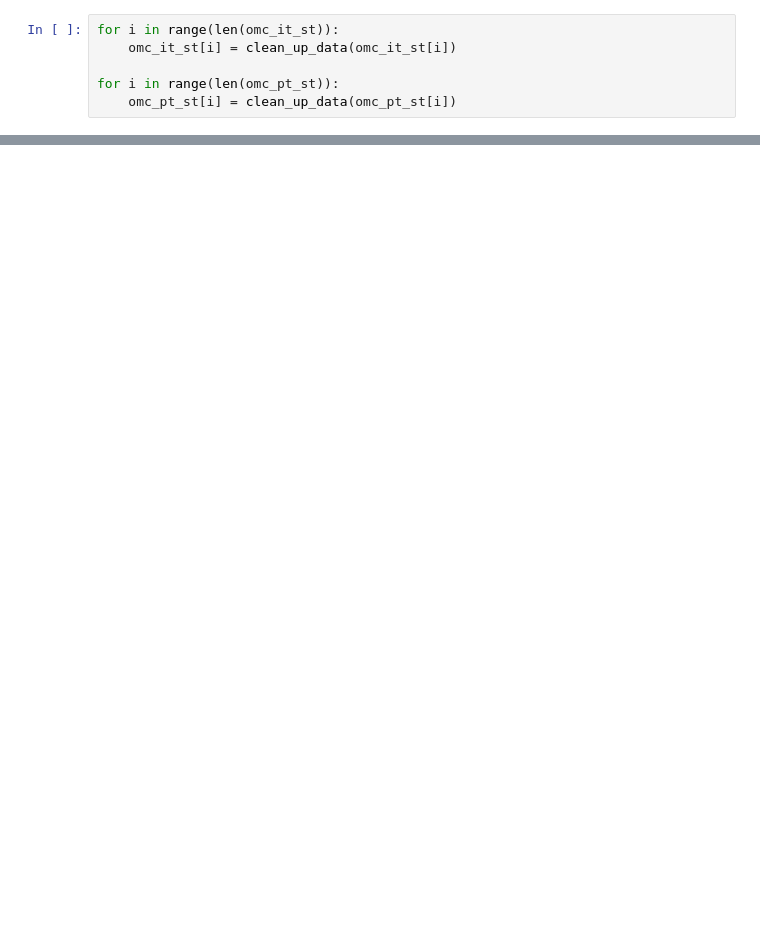
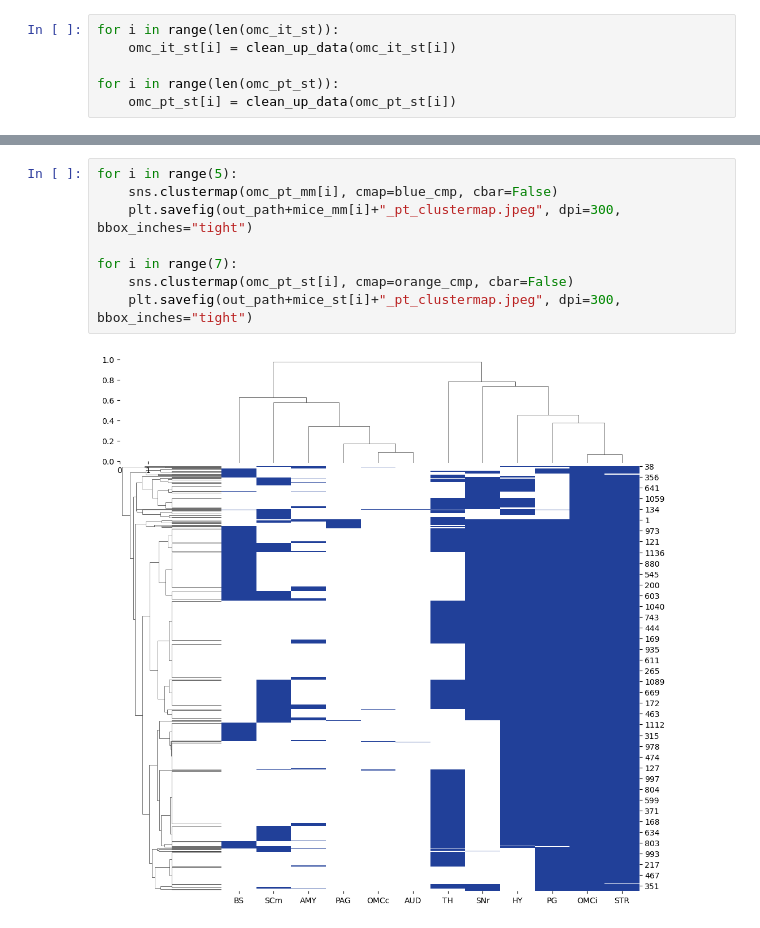
Before and after one commit to eisko/MAPseq_analysis, a Jupyter notebook: M194_M220_single_cell.ipynb, the cells around one changed output, grey strips where cells are left out. Drawn from its saved outputs; the diff is of its cells as text; blank space fills up the shorter version.

```diff
--- a/M194_M220_single_cell.ipynb
+++ b/M194_M220_single_cell.ipynb
@@ -141,0 +219,10 @@ for i in range(len(omc_pt_st)):
+# %%
+for i in range(5):
+    sns.clustermap(omc_pt_mm[i], cmap=blue_cmp, cbar=False)
+    plt.savefig(out_path+mice_mm[i]+"_pt_clustermap.jpeg", dpi=300, bbox_inches="tight")
+
+for i in range(7):
+    sns.clustermap(omc_pt_st[i], cmap=orange_cmp, cbar=False)
+    plt.savefig(out_path+mice_st[i]+"_pt_clustermap.jpeg", dpi=300, bbox_inches="tight")
+# %% [output]
+[figure, added]
```
Also changed, not shown: parts of 8 cells of this notebook, 1 other file.
